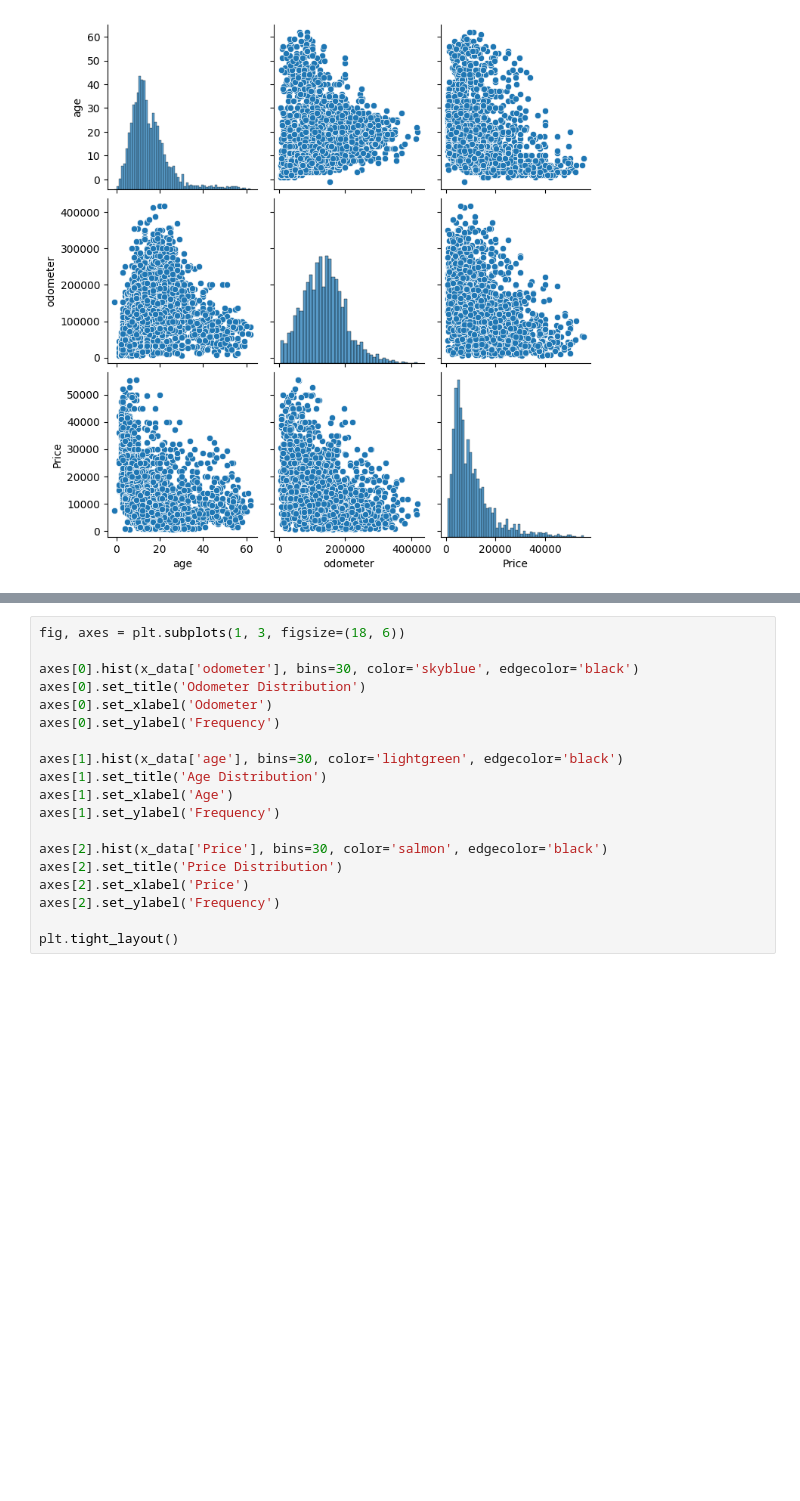
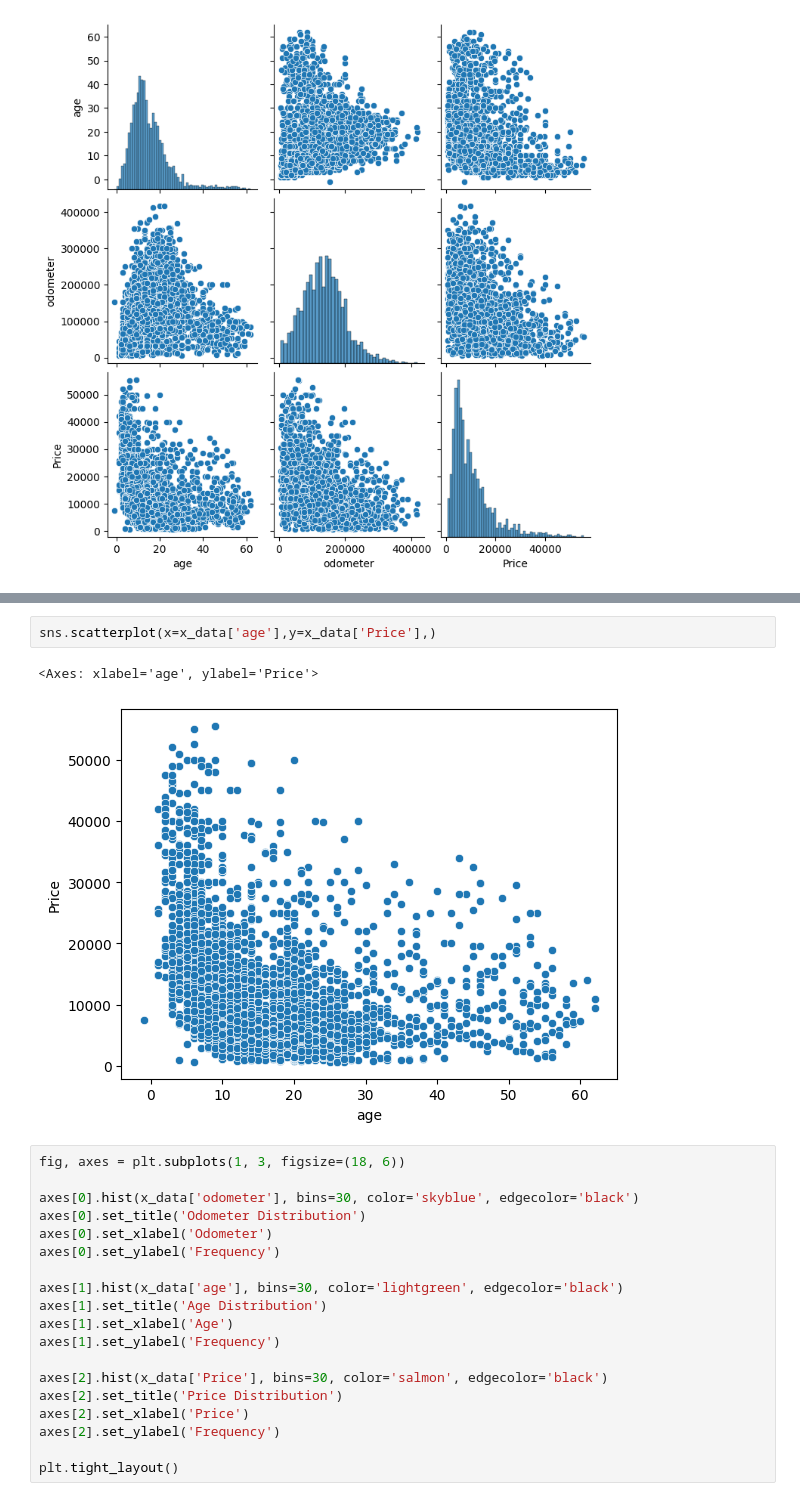
Before and after one commit to EliasSaavedraDS/Recommender-System, a Jupyter notebook: notebook/EDA AttributesTable.ipynb, the cells around one changed output, grey strips where cells are left out. Saved outputs shown, nothing was run; the diff lists cells and outputs as text; blank space fills up the shorter version.

```diff
--- a/notebook/EDA AttributesTable.ipynb
+++ b/notebook/EDA AttributesTable.ipynb
@@ -1164,3 +1171,8 @@ sns.pairplot(x_data[['age','odometer','Price']])
+# %%
+sns.scatterplot(x=x_data['age'],y=x_data['Price'],)
+# %% [output]
+<Axes: xlabel='age', ylabel='Price'>
+[figure, added]
 # %%
 fig, axes = plt.subplots(1, 3, figsize=(18, 6))
 
```
Also changed, not shown: parts of 30 cells of this notebook.
